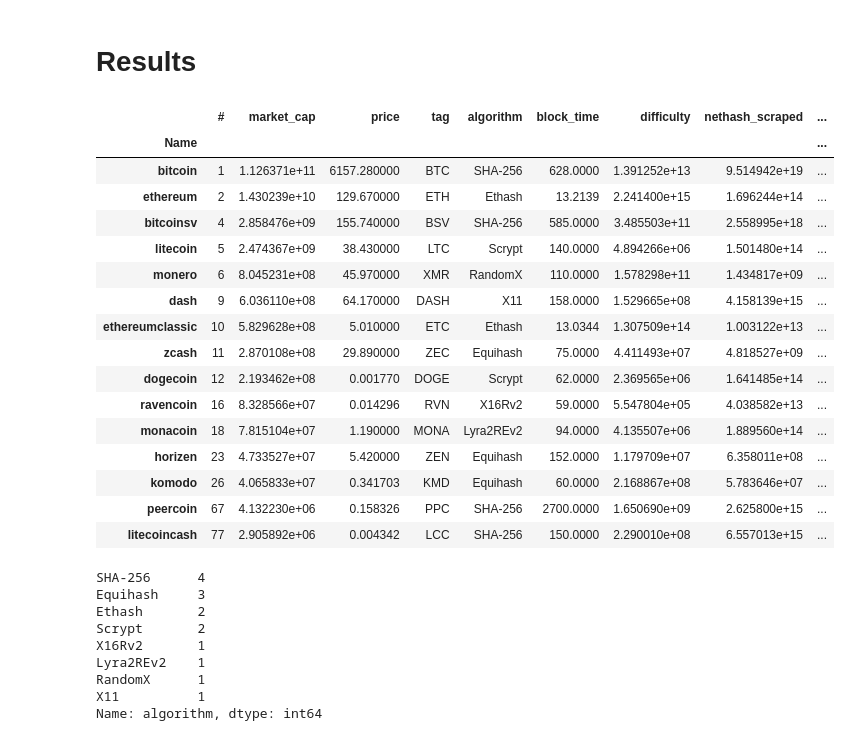
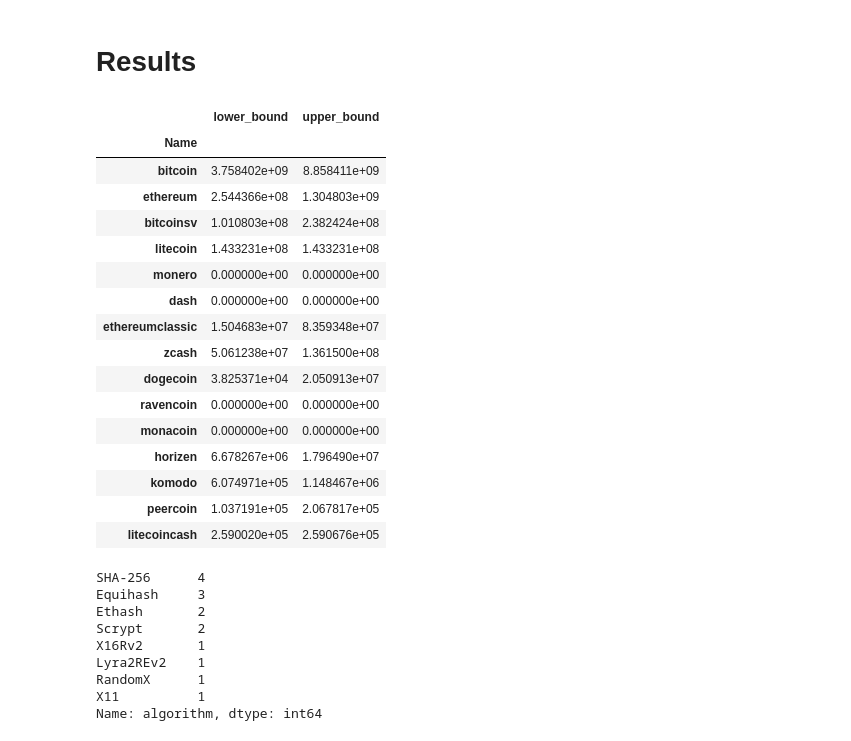
Before and after one commit to Lukasdeloose/sustainable_blockchain, a Jupyter notebook: data_analysis/energy_consumption.ipynb, the cells around one changed output. Cells and saved outputs as stored; diff of their text form; code cells hidden in the pictures.

Commit message:
added estimates

```diff
--- a/data_analysis/energy_consumption.ipynb
+++ b/data_analysis/energy_consumption.ipynb
@@ -311,7 +312,7 @@ def calc_bound(coin, lower):
     electricity_consumption = hardware['consumption']*coin['nethash_calc']
     return electricity_consumption
 # %%
-found_missing_difficulty.apply(lambda x: calc_bound(x, True),axis=1)
+found_missing_difficulty['lower_bound'] = found_missing_difficulty.apply(lambda x: calc_bound(x, True),axis=1)
 # %% [output]
 Error, no profitable hardware for monero
 Error, no profitable hardware for dash
@@ -337,7 +321,7 @@ dtype: float64
 # %% [markdown]
 ### Upper bound
 # %%
-found_missing_difficulty.apply(lambda x: calc_bound(x, False),axis=1)
+found_missing_difficulty['upper_bound'] = found_missing_difficulty.apply(lambda x: calc_bound(x, False),axis=1)
 # %% [output]
 Error, no profitable hardware for monero
 Error, no profitable hardware for dash
@@ -363,2 +330,23 @@ dtype: float64
 # %% [markdown]
 ### Estimate
+# %%
+def calc_estimate(coin):
+    """
+    Returns an on the electricity consumption of cryptocoins in W
+    To put Wh per year, multiply by hours_in_year
+    """
+    if coin.name not in coin_prof_hardware_dict:
+        print(f"Error, no hardware for {coin.name}")
+        return 0
+    if coin_prof_hardware_dict[coin.name].empty:
+        print(f"Error, no profitable hardware for {coin.name}")
+        return 0
+    prof_hardware = coin_prof_hardware_dict[coin.name]
+    num_prof_hardware = prof_hardware.shape[0]
+    hashrate_part = coin['nethash_calc']/num_prof_hardware
+    electricity_consumption = 0
+    for _, hardware in prof_hardware.iterrows():
+        electricity_consumption += hardware['consumption']*hashrate_part
+    return electricity_consumption
+# %%
+found_missing_difficulty['estimate'] = found_missing_difficulty.apply(lambda x: calc_estimate(x),axis=1)
@@ -549,25 +542,25 @@ elec_waste
 # %% [markdown]
 # Results
 # %%
-found_missing_difficulty
+found_missing_difficulty[['lower_bound','upper_bound']]
 # %% [output]
-|  | # | market_cap | price | tag | algorithm | block_time | difficulty | nethash_scraped | ... |
-| Name |  |  |  |  |  |  |  |  | ... |
-| bitcoin | 1 | 1.126371e+11 | 6157.280000 | BTC | SHA-256 | 628.0000 | 1.391252e+13 | 9.514942e+19 | ... |
-| ethereum | 2 | 1.430239e+10 | 129.670000 | ETH | Ethash | 13.2139 | 2.241400e+15 | 1.696244e+14 | ... |
-| bitcoinsv | 4 | 2.858476e+09 | 155.740000 | BSV | SHA-256 | 585.0000 | 3.485503e+11 | 2.558995e+18 | ... |
-| litecoin | 5 | 2.474367e+09 | 38.430000 | LTC | Scrypt | 140.0000 | 4.894266e+06 | 1.501480e+14 | ... |
-| monero | 6 | 8.045231e+08 | 45.970000 | XMR | RandomX | 110.0000 | 1.578298e+11 | 1.434817e+09 | ... |
-| dash | 9 | 6.036110e+08 | 64.170000 | DASH | X11 | 158.0000 | 1.529665e+08 | 4.158139e+15 | ... |
-| ethereumclassic | 10 | 5.829628e+08 | 5.010000 | ETC | Ethash | 13.0344 | 1.307509e+14 | 1.003122e+13 | ... |
-| zcash | 11 | 2.870108e+08 | 29.890000 | ZEC | Equihash | 75.0000 | 4.411493e+07 | 4.818527e+09 | ... |
-| dogecoin | 12 | 2.193462e+08 | 0.001770 | DOGE | Scrypt | 62.0000 | 2.369565e+06 | 1.641485e+14 | ... |
-| ravencoin | 16 | 8.328566e+07 | 0.014296 | RVN | X16Rv2 | 59.0000 | 5.547804e+05 | 4.038582e+13 | ... |
-| monacoin | 18 | 7.815104e+07 | 1.190000 | MONA | Lyra2REv2 | 94.0000 | 4.135507e+06 | 1.889560e+14 | ... |
-| horizen | 23 | 4.733527e+07 | 5.420000 | ZEN | Equihash | 152.0000 | 1.179709e+07 | 6.358011e+08 | ... |
-| komodo | 26 | 4.065833e+07 | 0.341703 | KMD | Equihash | 60.0000 | 2.168867e+08 | 5.783646e+07 | ... |
-| peercoin | 67 | 4.132230e+06 | 0.158326 | PPC | SHA-256 | 2700.0000 | 1.650690e+09 | 2.625800e+15 | ... |
-| litecoincash | 77 | 2.905892e+06 | 0.004342 | LCC | SHA-256 | 150.0000 | 2.290010e+08 | 6.557013e+15 | ... |
+|  | lower_bound | upper_bound |
+| Name |  |  |
+| bitcoin | 3.758402e+09 | 8.858411e+09 |
+| ethereum | 2.544366e+08 | 1.304803e+09 |
+| bitcoinsv | 1.010803e+08 | 2.382424e+08 |
+| litecoin | 1.433231e+08 | 1.433231e+08 |
+| monero | 0.000000e+00 | 0.000000e+00 |
+| dash | 0.000000e+00 | 0.000000e+00 |
+| ethereumclassic | 1.504683e+07 | 8.359348e+07 |
+| zcash | 5.061238e+07 | 1.361500e+08 |
+| dogecoin | 3.825371e+04 | 2.050913e+07 |
+| ravencoin | 0.000000e+00 | 0.000000e+00 |
+| monacoin | 0.000000e+00 | 0.000000e+00 |
+| horizen | 6.678267e+06 | 1.796490e+07 |
+| komodo | 6.074971e+05 | 1.148467e+06 |
+| peercoin | 1.037191e+05 | 2.067817e+05 |
+| litecoincash | 2.590020e+05 | 2.590676e+05 |
 # %%
 found_missing_difficulty['algorithm'].value_counts()
 # %% [output]
```
Also changed, not shown: parts of 5 cells of this notebook.
